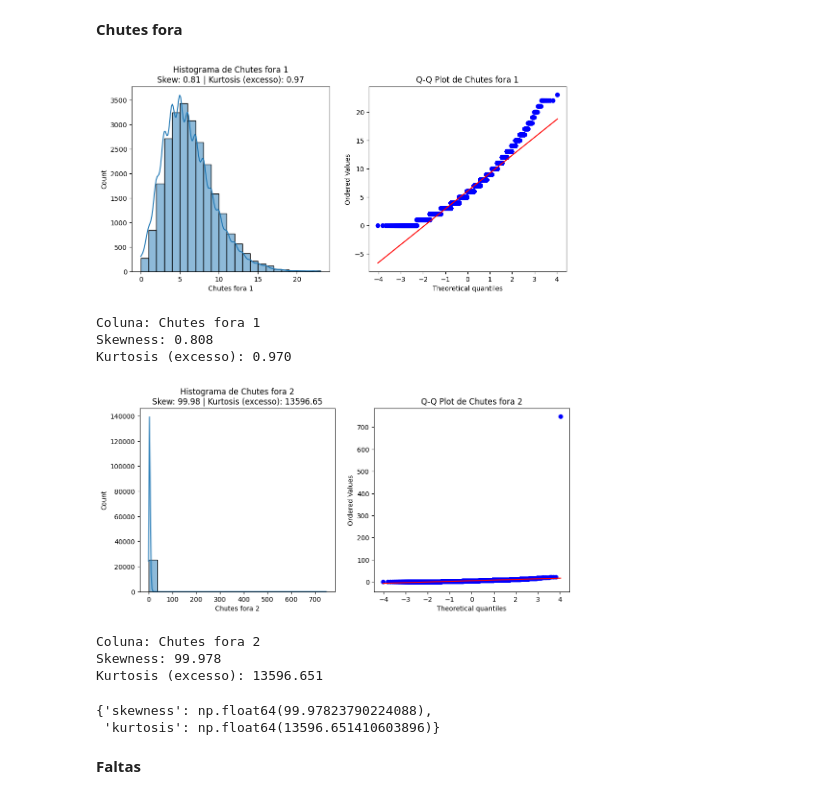
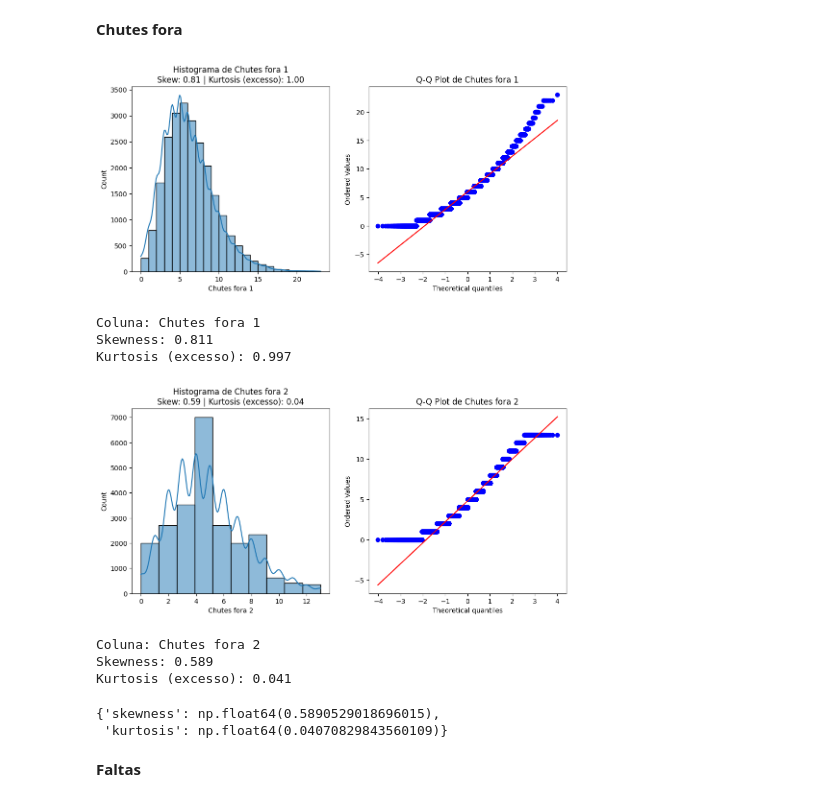
Before and after one commit to joaaosc/PS-2025.1-Oscar, a Jupyter notebook: EDA/[4] NaN.ipynb, the cells around one changed output. Drawn from its saved outputs; the diff is of its cells as text; code cells hidden in the pictures.

```diff
--- a/EDA/[4] NaN.ipynb
+++ b/EDA/[4] NaN.ipynb
@@ -86,4 +92,5 @@ df = df.drop('Tratamentos 1', axis=1)
 df = df.drop('Tratamentos 2', axis=1)
 df = df.drop('Defesas difíceis 1', axis=1)
 df = df.drop('Defesas difíceis 2', axis=1)
+df = df.dropna(subset=['Position 1', 'Position 2'])
 # %% [markdown]
@@ -163,18 +183,18 @@ Kurtosis (excesso): 0.788
 **Chutes fora**
 # %%
 evaluate_distribution(df, colunas_avaliar[6], bins = 23)
-evaluate_distribution(df, colunas_avaliar[7], bins = 20)
+evaluate_distribution(df_1, colunas_avaliar[7], bins = 10)
 # %% [output]
-[figure, old version]
+[figure, new version]
 Coluna: Chutes fora 1
-Skewness: 0.808
-Kurtosis (excesso): 0.970
+Skewness: 0.811
+Kurtosis (excesso): 0.997
-[figure, old version]
+[figure, new version]
 Coluna: Chutes fora 2
-Skewness: 99.978
-Kurtosis (excesso): 13596.651
+Skewness: 0.589
+Kurtosis (excesso): 0.041
-{'skewness': np.float64(99.97823790224088),
- 'kurtosis': np.float64(13596.651410603896)}
+{'skewness': np.float64(0.5890529018696015),
+ 'kurtosis': np.float64(0.04070829843560109)}
 # %% [markdown]
 **Faltas**
 # %%
```
Also changed, not shown: parts of 22 cells of this notebook, 11 other files.
